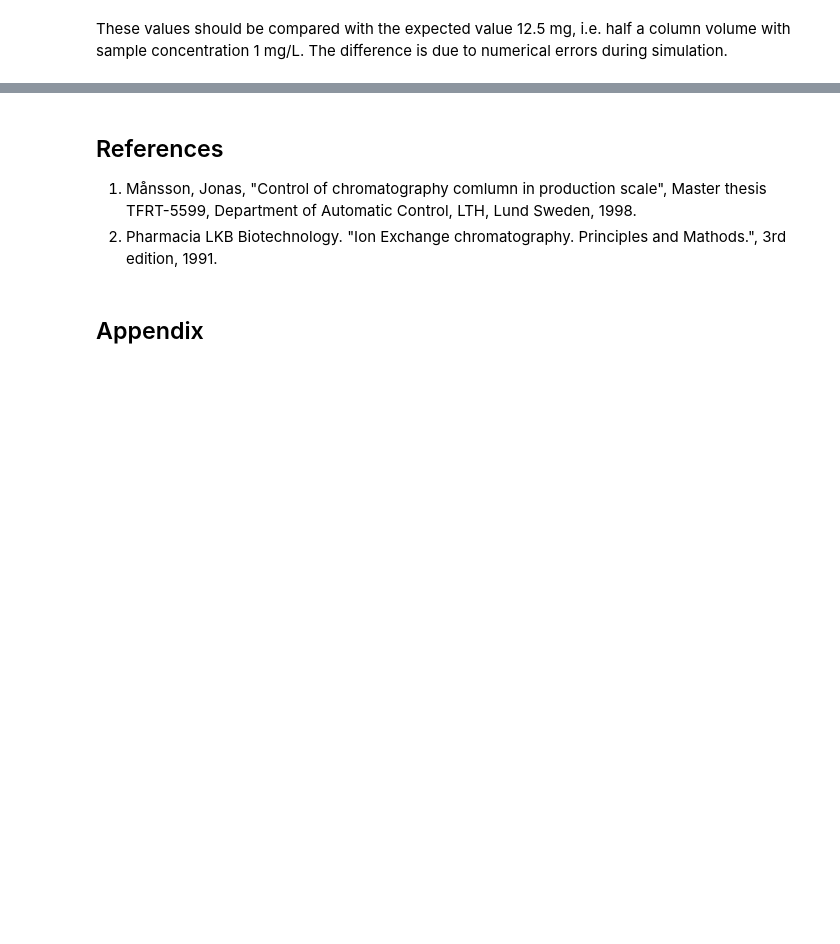
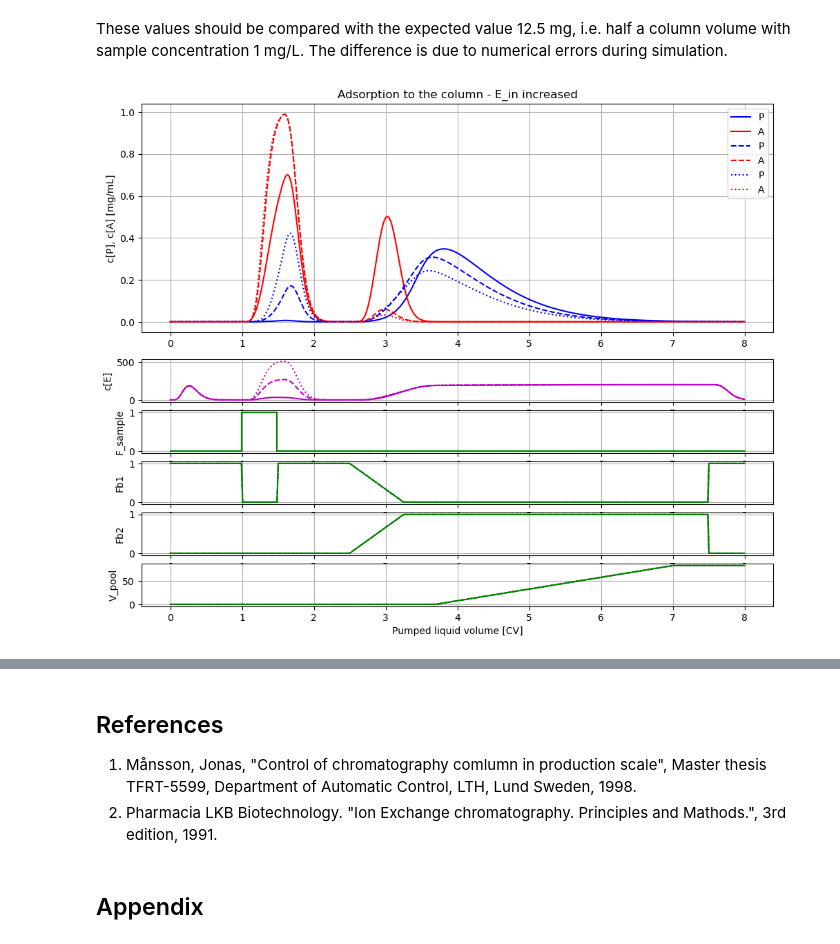
Before and after one commit to janpeter19/BPL_IEC_operation, a Jupyter notebook: BPL_IEC_operation.ipynb, the cells around one changed output, grey strips where cells are left out. Saved outputs shown, nothing was run; the diff lists cells and outputs as text; code cells hidden in the pictures; blank space fills up the shorter version.

```diff
--- a/BPL_IEC_operation.ipynb
+++ b/BPL_IEC_operation.ipynb
@@ -107,3 +131,17 @@ A_mass [mg] = [12.48878113]
 # %% [markdown]
 These values should be compared with the expected value 12.5 mg, i.e. half a column volume with sample concentration 1 mg/L. The difference is due to numerical errors during simulation.
+# %%
+# Let us investigate the impact of increasing salt concetration in the sample E_in
+
+# Simulate and plot the results
+newplot(title='Adsorption to the column - E_in increased', plotType='Elution-conductivity-vs-CV-combined-all')
+
+for value in [0, 10, 20]:
+    par(E_in=value)
+    simu((CV_ekv+CV_ads+CV_wash+CV_desorb+CV_wash2)*V/VFR)
+
+# Restore default values
+par(k2=0.05, k4=0.3, E_in=0)
+# %% [output]
+[figure, added]
 # %% [markdown]
```
Also changed, not shown: parts of 18 cells of this notebook, 1 other file.
